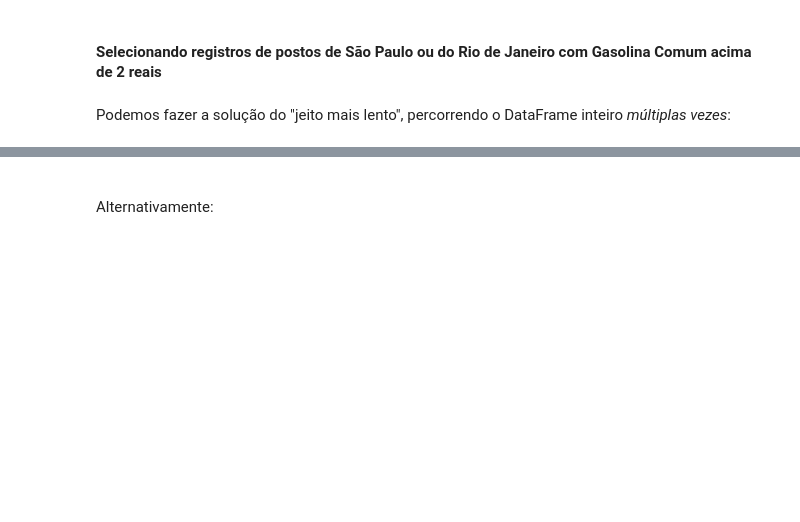
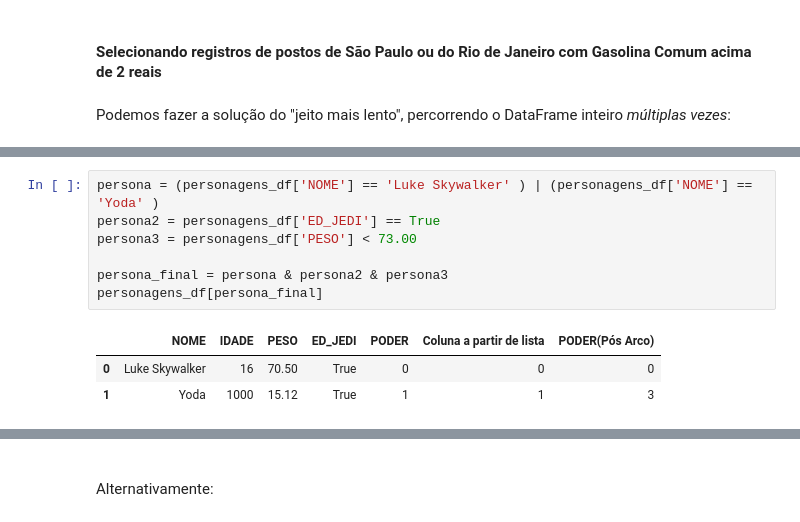
Before and after one commit to JairCipriano/projeto_machine_learning, a Jupyter notebook: projeto_pandas/manipulacao_de_dados_codigo_base.ipynb, the cells around one changed output, grey strips where cells are left out. Cells and saved outputs as stored; diff of their text form; blank space fills up the shorter version.

```diff
--- a/projeto_pandas/manipulacao_de_dados_codigo_base.ipynb
+++ b/projeto_pandas/manipulacao_de_dados_codigo_base.ipynb
@@ -1012,0 +1021,11 @@ Podemos fazer a solução do "jeito mais lento", percorrendo o DataFrame inteiro
+# %%
+persona = (personagens_df['NOME'] == 'Luke Skywalker' ) | (personagens_df['NOME'] == 'Yoda' )
+persona2 = personagens_df['ED_JEDI'] == True
+persona3 = personagens_df['PESO'] < 73.00
+
+persona_final = persona & persona2 & persona3
+personagens_df[persona_final]
+# %% [output]
+|  | NOME | IDADE | PESO | ED_JEDI | PODER | Coluna a partir de lista | PODER(Pós Arco) |
+| 0 | Luke Skywalker | 16 | 70.50 | True | 0 | 0 | 0 |
+| 1 | Yoda | 1000 | 15.12 | True | 1 | 1 | 3 |
```
Also changed, not shown: parts of 7 cells of this notebook.
